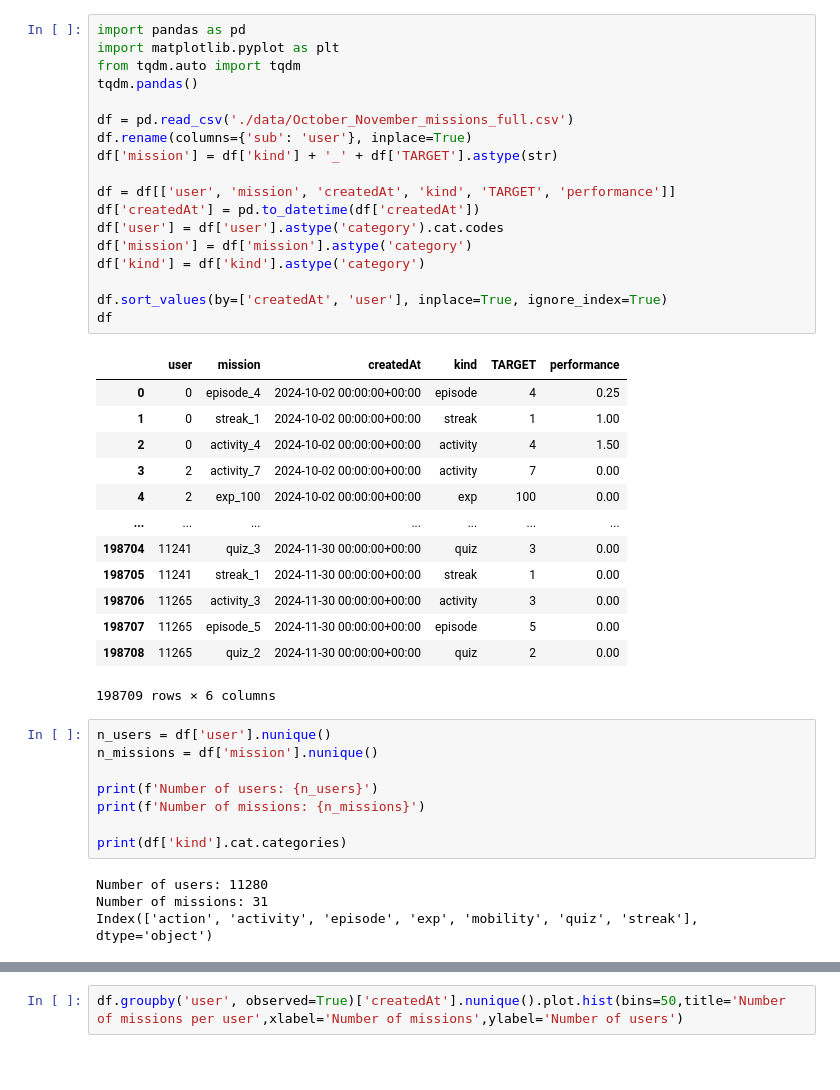
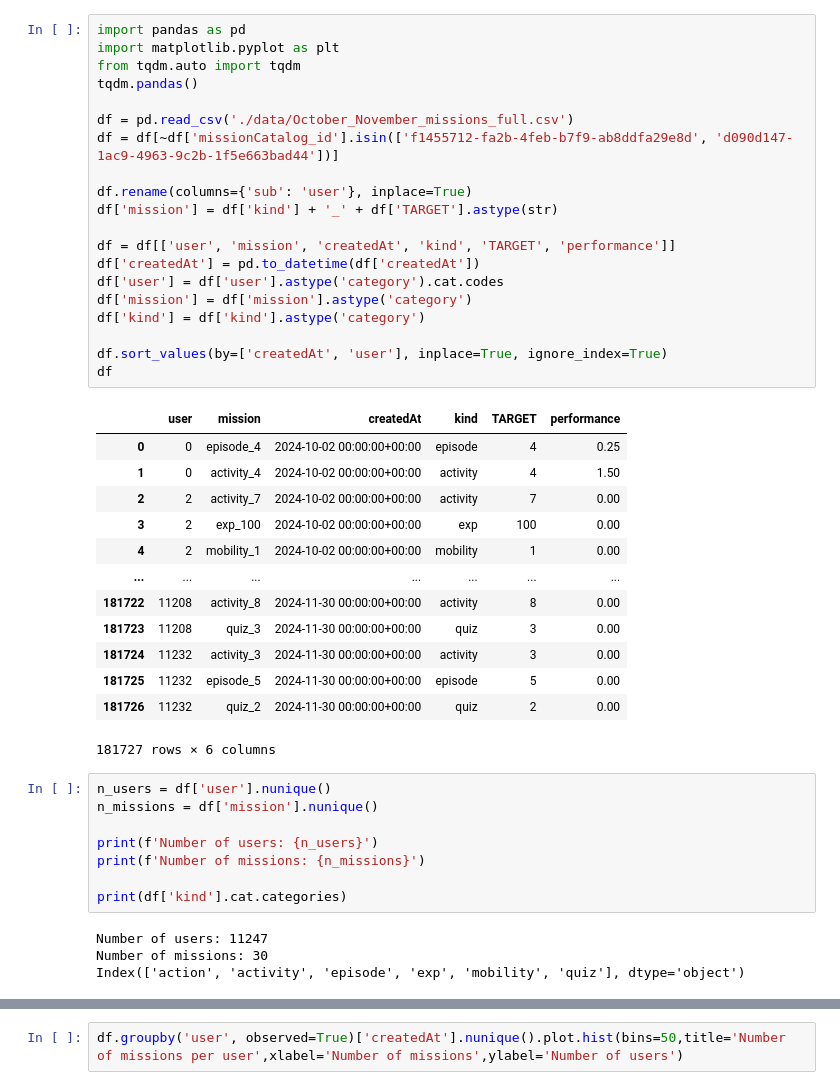
Before and after one commit to rik1599/recsys4good, a Jupyter notebook: exploration.ipynb, the cells around one changed output, grey strips where cells are left out. Cells and saved outputs as stored; diff of their text form; blank space fills up the shorter version.

```diff
--- a/exploration.ipynb
+++ b/exploration.ipynb
@@ -1,35 +1,37 @@
 # %%
 import pandas as pd
 import matplotlib.pyplot as plt
 from tqdm.auto import tqdm
 tqdm.pandas()
 
 df = pd.read_csv('./data/October_November_missions_full.csv')
+df = df[~df['missionCatalog_id'].isin(['f1455712-fa2b-4feb-b7f9-ab8ddfa29e8d', 'd090d147-1ac9-4963-9c2b-1f5e663bad44'])]
+
 df.rename(columns={'sub': 'user'}, inplace=True)
 df['mission'] = df['kind'] + '_' + df['TARGET'].astype(str)
 
 df = df[['user', 'mission', 'createdAt', 'kind', 'TARGET', 'performance']]
 df['createdAt'] = pd.to_datetime(df['createdAt'])
 df['user'] = df['user'].astype('category').cat.codes
 df['mission'] = df['mission'].astype('category')
 df['kind'] = df['kind'].astype('category')
 
 df.sort_values(by=['createdAt', 'user'], inplace=True, ignore_index=True)
 df
 # %% [output]
 |  | user | mission | createdAt | kind | TARGET | performance |
 | 0 | 0 | episode_4 | 2024-10-02 00:00:00+00:00 | episode | 4 | 0.25 |
-| 1 | 0 | streak_1 | 2024-10-02 00:00:00+00:00 | streak | 1 | 1.00 |
-| 2 | 0 | activity_4 | 2024-10-02 00:00:00+00:00 | activity | 4 | 1.50 |
-| 3 | 2 | activity_7 | 2024-10-02 00:00:00+00:00 | activity | 7 | 0.00 |
-| 4 | 2 | exp_100 | 2024-10-02 00:00:00+00:00 | exp | 100 | 0.00 |
+| 1 | 0 | activity_4 | 2024-10-02 00:00:00+00:00 | activity | 4 | 1.50 |
+| 2 | 2 | activity_7 | 2024-10-02 00:00:00+00:00 | activity | 7 | 0.00 |
+| 3 | 2 | exp_100 | 2024-10-02 00:00:00+00:00 | exp | 100 | 0.00 |
+| 4 | 2 | mobility_1 | 2024-10-02 00:00:00+00:00 | mobility | 1 | 0.00 |
 | ... | ... | ... | ... | ... | ... | ... |
-| 198704 | 11241 | quiz_3 | 2024-11-30 00:00:00+00:00 | quiz | 3 | 0.00 |
-| 198705 | 11241 | streak_1 | 2024-11-30 00:00:00+00:00 | streak | 1 | 0.00 |
-| 198706 | 11265 | activity_3 | 2024-11-30 00:00:00+00:00 | activity | 3 | 0.00 |
-| 198707 | 11265 | episode_5 | 2024-11-30 00:00:00+00:00 | episode | 5 | 0.00 |
-| 198708 | 11265 | quiz_2 | 2024-11-30 00:00:00+00:00 | quiz | 2 | 0.00 |
+| 181722 | 11208 | activity_8 | 2024-11-30 00:00:00+00:00 | activity | 8 | 0.00 |
+| 181723 | 11208 | quiz_3 | 2024-11-30 00:00:00+00:00 | quiz | 3 | 0.00 |
+| 181724 | 11232 | activity_3 | 2024-11-30 00:00:00+00:00 | activity | 3 | 0.00 |
+| 181725 | 11232 | episode_5 | 2024-11-30 00:00:00+00:00 | episode | 5 | 0.00 |
+| 181726 | 11232 | quiz_2 | 2024-11-30 00:00:00+00:00 | quiz | 2 | 0.00 |
-198709 rows × 6 columns
+181727 rows × 6 columns
 # %%
 n_users = df['user'].nunique()
 n_missions = df['mission'].nunique()
@@ -39,9 +41,9 @@ print(f'Number of missions: {n_missions}')
 
 print(df['kind'].cat.categories)
 # %% [output]
-Number of users: 11280
-Number of missions: 31
-Index(['action', 'activity', 'episode', 'exp', 'mobility', 'quiz', 'streak'], dtype='object')
+Number of users: 11247
+Number of missions: 30
+Index(['action', 'activity', 'episode', 'exp', 'mobility', 'quiz'], dtype='object')
 # %%
 plt.figure(figsize=(10, 6))
 
```
Also changed, not shown: parts of 3 cells of this notebook, 9 other files.
